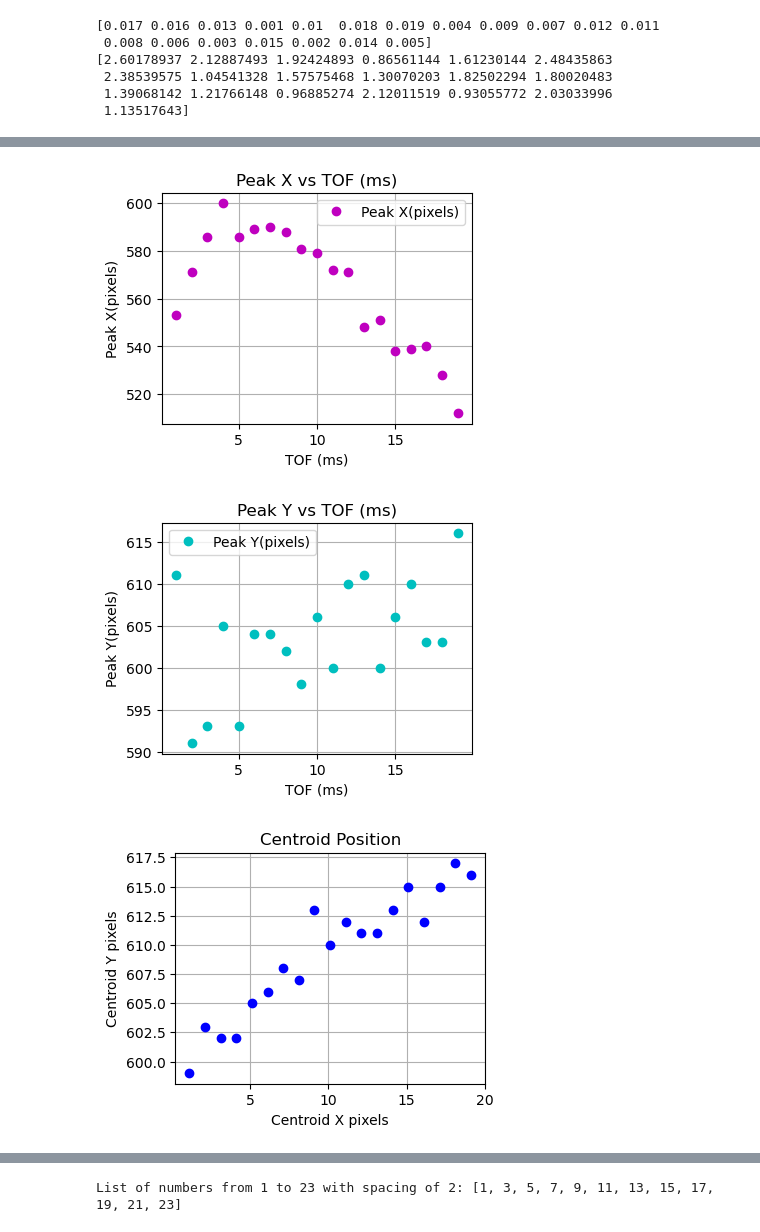
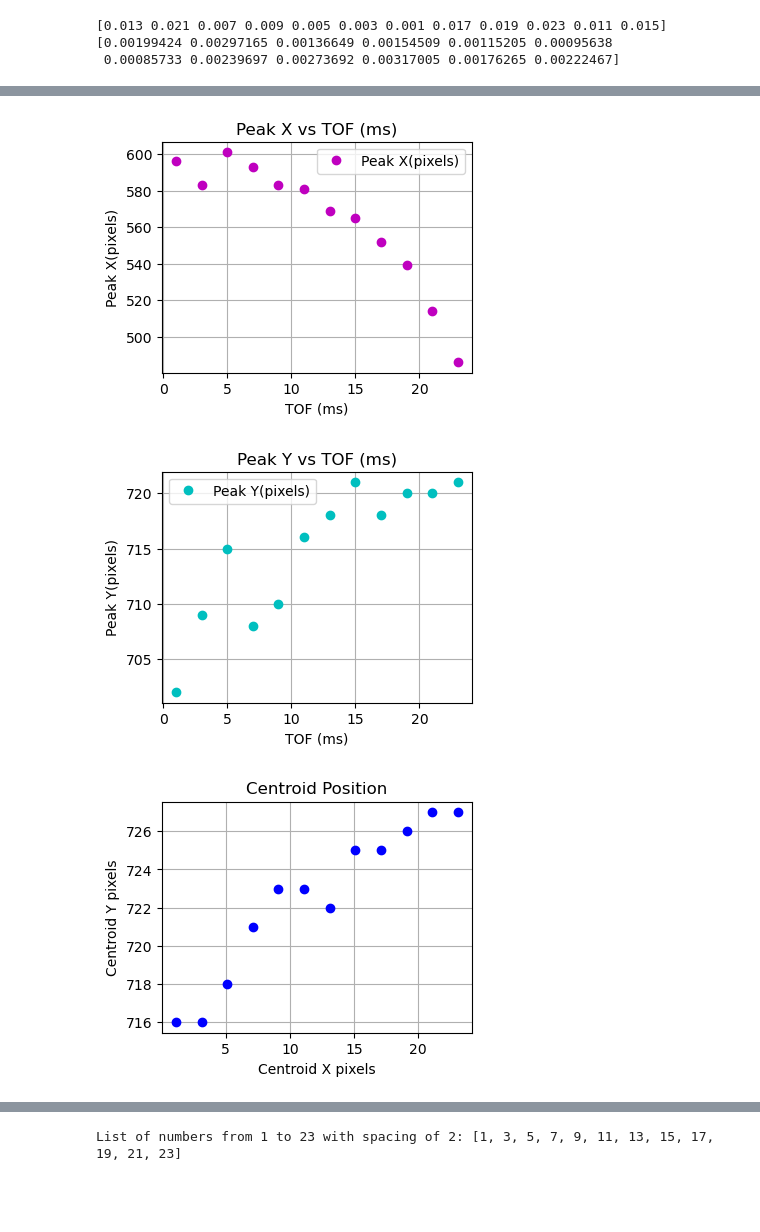
Before and after one commit to harrykendell/ARTIQ, a Jupyter notebook: analysis/plotting_data_post_analysis.ipynb, the cells around one changed output, grey strips where cells are left out. Saved outputs shown, nothing was run; the diff lists cells and outputs as text; code cells hidden in the pictures; blank space fills up the shorter version.

```diff
--- a/analysis/plotting_data_post_analysis.ipynb
+++ b/analysis/plotting_data_post_analysis.ipynb
@@ -20,7 +20,7 @@ from repository.imaging.processor import AbsImage  # noqa: E402
 
 
 folder_directory = (
-    "../results/2025-08-11/17/"  # Example directory path, adjust as needed
+    "../results/2025-08-15/14/"  # Example directory path, adjust as needed
 )
 file_names = os.listdir(folder_directory)
 
@@ -30,7 +30,7 @@ print(f"Files in directory: {file_names}")
 
 # Enter the name of the file you want to analyze, this file consisit of many runs of of particular scan parameter if you have multiple runs
 particular_directory = (
-    folder_directory + "000008211-AbsorptionImageExpFrag.h5"
+    folder_directory + "000008431-AbsorptionImageExpFrag.h5"
 )  # Example file path, adjust as needed
 
 
@@ -211,7 +224,7 @@ all = [
 ]
 
 # enter the file number you want to analyze
-file_number = 2  # Example file number, adjust as needed
+file_number = 20  # Example file number, adjust as needed
 
 if file_number < 0 or file_number >= len(files_directory):
     raise ValueError(
@@ -384,7 +396,7 @@ Y0: [532.9426090003333, 538.1035227560237, 554.0730123048531, 576.6951023760342,
 # exposure time
 exposure_time = 0.11e-3
 
-scaling_factor = 25 * 1e-3
+scaling_factor = 32.97 * 1e-6
 
 # add the exposure time to tof
 scan_params = scan_params + exposure_time
@@ -421,7 +433,7 @@ def plot_diameterx_vs_scan_param(diameterx, scan_param, d):
     print(scan_params)
     print(diameterx)
     plt.figure(figsize=(4, 3))
-    plt.plot(scan_params * 1e3, diameterx, marker="o", linestyle="none", color="r")
+    plt.plot(scan_params * 1e3, diameterx*1e3, marker="o", linestyle="none", color="r")
     plt.xlabel(scan_param)
     plt.ylabel("Diameter X(mm)")
     plt.title("Diameter X vs " + scan_param)
@@ -439,7 +451,7 @@ def plot_diametery_vs_scan_param(diametery, scan_param, d):
     scan_params = f1["datasets"][d][()]
 
     plt.figure(figsize=(4, 3))
-    plt.plot(scan_params * 1e3, diametery, marker="o", linestyle="none", color="g")
+    plt.plot(scan_params * 1e3, diametery*1e3, marker="o", linestyle="none", color="g")
     plt.xlabel(scan_param)
     plt.ylabel("Diameter Y(mm)")
     plt.title("Diameter Y vs " + scan_param)
@@ -608,6 +620,3 @@ plot_general(
-[0.017 0.016 0.013 0.001 0.01  0.018 0.019 0.004 0.009 0.007 0.012 0.011
- 0.008 0.006 0.003 0.015 0.002 0.014 0.005]
-[2.60178937 2.12887493 1.92424893 0.86561144 1.61230144 2.48435863
- 2.38539575 1.04541328 1.57575468 1.30070203 1.82502294 1.80020483
- 1.39068142 1.21766148 0.96885274 2.12011519 0.93055772 2.03033996
- 1.13517643]
+[0.013 0.021 0.007 0.009 0.005 0.003 0.001 0.017 0.019 0.023 0.011 0.015]
+[0.00199424 0.00297165 0.00136649 0.00154509 0.00115205 0.00095638
+ 0.00085733 0.00239697 0.00273692 0.00317005 0.00176265 0.00222467]
@@ -618,6 +627,6 @@ plot_general(
-[figure, old version]
+[figure, new version]
-[figure, old version]
+[figure, new version]
-[figure, old version]
+[figure, new version]
 # %%
 # curve fitting to find the diameter as a function of time of flight (TOF)
 import numpy as np
```
Also changed, not shown: parts of 5 cells of this notebook.
